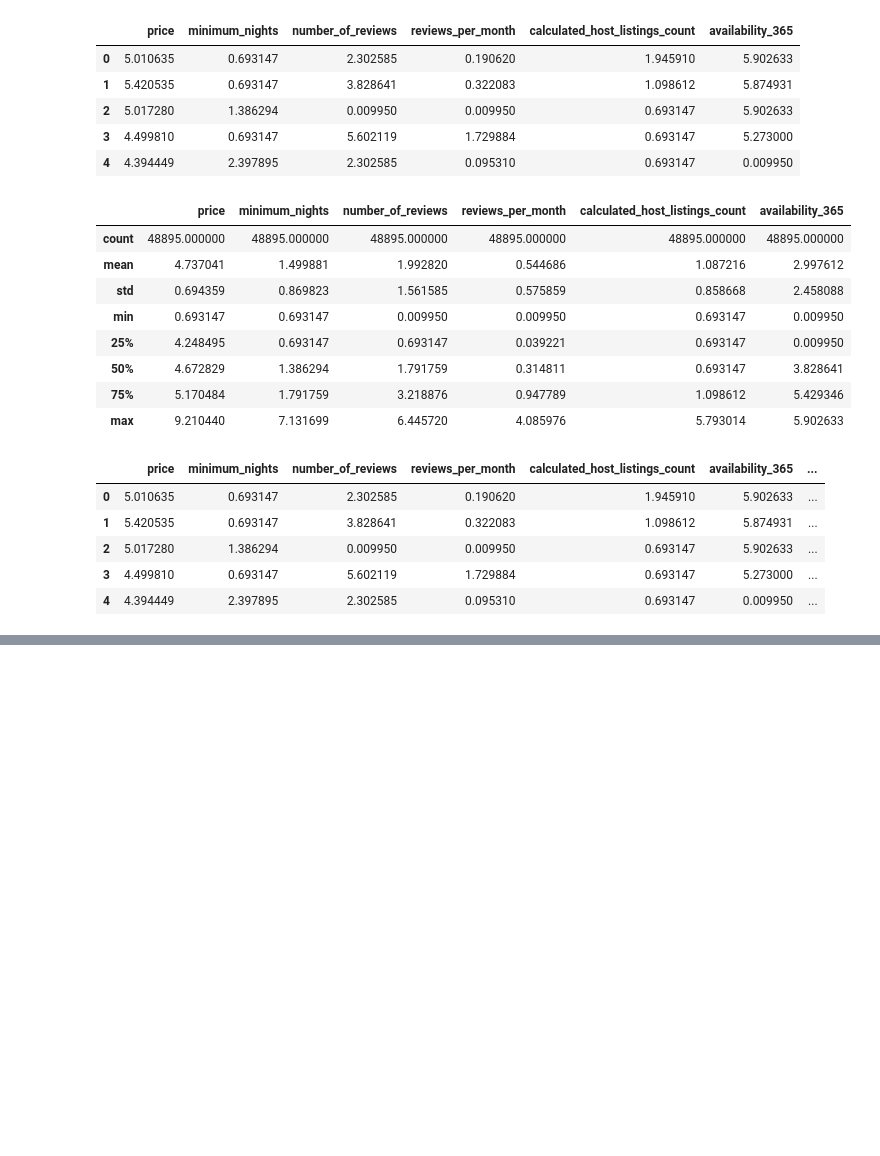
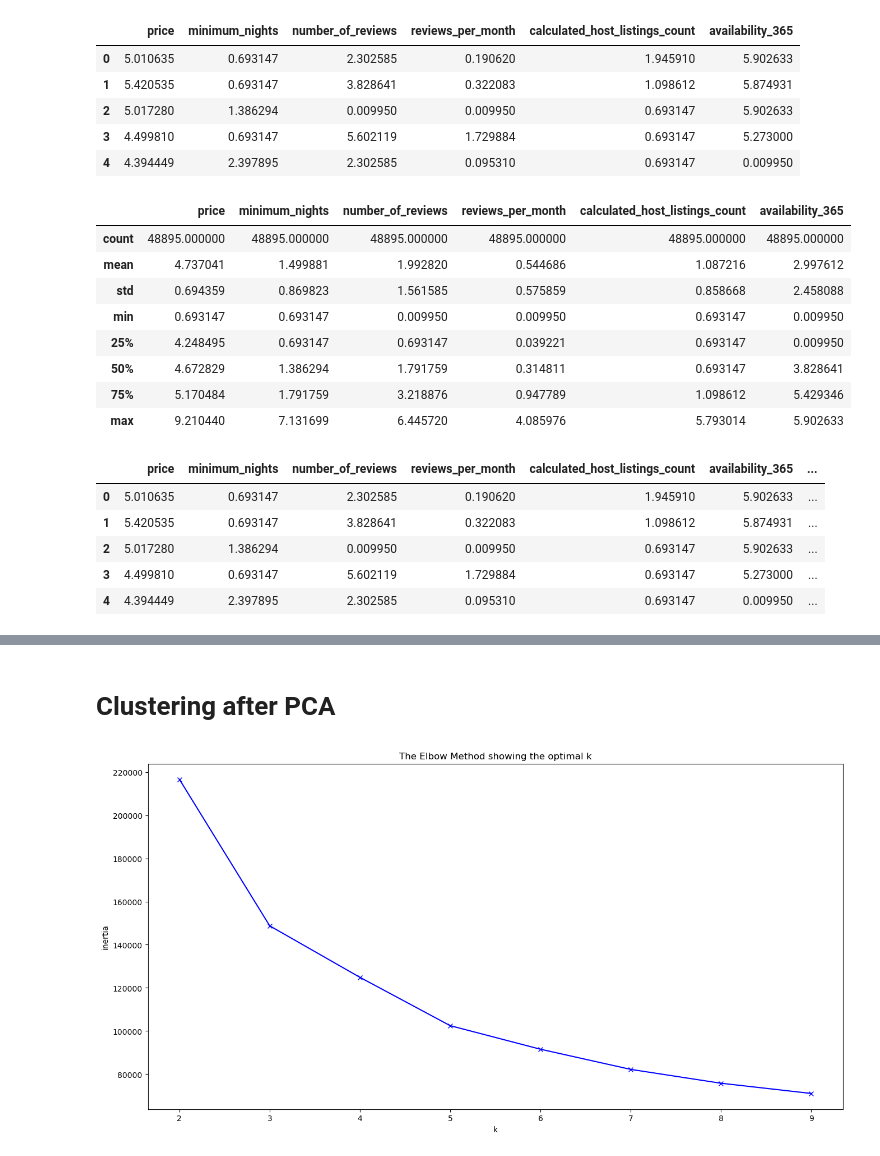
Before and after one commit to pokwir/Lighthouse-data-notes, a Jupyter notebook: Unit_5/Day_5/unsupervised-learning-/LDA Tutorial.ipynb, the cells around one changed output, grey strips where cells are left out. Saved outputs shown, nothing was run; the diff lists cells and outputs as text; code cells hidden in the pictures; blank space fills up the shorter version.

```diff
--- a/Unit_5/Day_5/unsupervised-learning-/LDA Tutorial.ipynb
+++ b/Unit_5/Day_5/unsupervised-learning-/LDA Tutorial.ipynb
@@ -188,0 +237,6 @@ ValueError: Unknown label type: (array([5.01063529, 5.420535  , 5.01727984, ...,
+# %%
+# you can do inverse transform to get back to original space
+X_pca_inv = pca.inverse_transform(X_pca)
+# %%
+# transform X_pca into dataframe
+X_pca_inv = pd.DataFrame(X_pca_inv, columns=X.columns)
@@ -188,0 +252,7 @@ ValueError: Unknown label type: (array([5.01063529, 5.420535  , 5.01727984, ...,
+# %%
+# add column class to X_pca_inv
+X_pca_inv['class'] = df_LDA['class']
+# add column price to X_pca_inv
+X_pca_inv['price'] = df_LDA['price']
+# %% [markdown]
+# Clustering after PCA
@@ -188,0 +262,18 @@ ValueError: Unknown label type: (array([5.01063529, 5.420535  , 5.01727984, ...,
+# %%
+# check using elbow method
+inertias = []
+K = range(2, 10)
+for k in K:
+    model = KMeans(n_clusters=k)
+    model.fit(X_pca_inv.drop(['class'], axis=1))
+    inertias.append(model.inertia_)
+# %%
+# plot the elbow
+plt.figure(figsize=(16, 8))
+plt.plot(K, inertias, 'bx-')
+plt.xlabel('k')
+plt.ylabel('inertia')
+plt.title('The Elbow Method showing the optimal k')
+plt.show()
+# %% [output]
+[figure, added]
```
Also changed, not shown: parts of 20 cells of this notebook, 3 other files.
